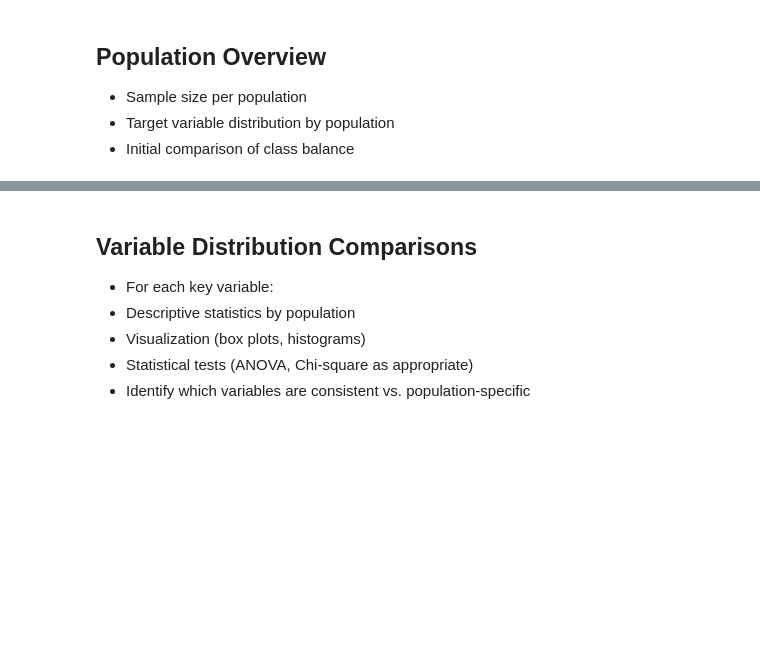
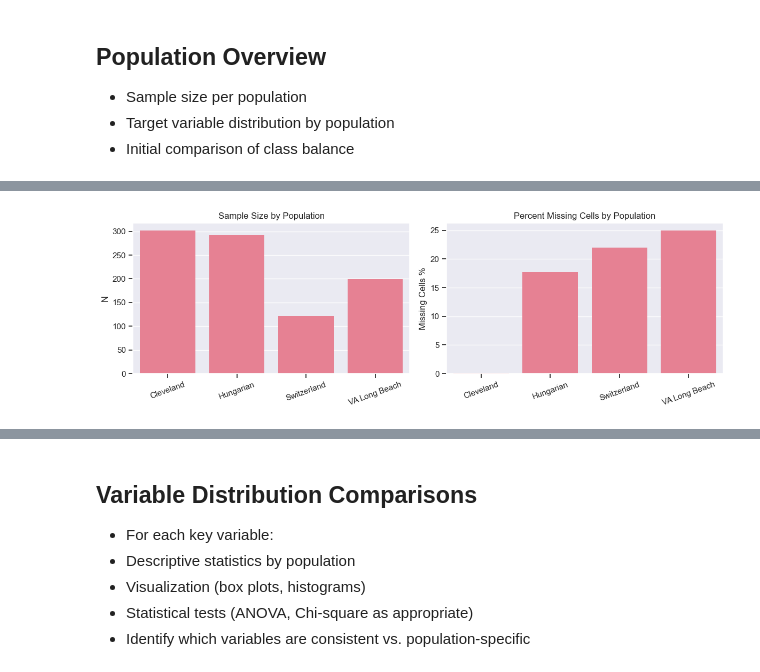
Before and after one commit to Ericn01/Heart-Disease-Prediction, a Jupyter notebook: 2_population_analysis_and_cleaning.ipynb, the cells around one changed output, grey strips where cells are left out. Cells and saved outputs as stored; diff of their text form; code cells hidden in the pictures; blank space fills up the shorter version.

```diff
--- a/2_population_analysis_and_cleaning.ipynb
+++ b/2_population_analysis_and_cleaning.ipynb
@@ -98,3 +109,19 @@ warnings.filterwarnings('ignore')
 - Sample size per population
 - Target variable distribution by population
 - Initial comparison of class balance
+# %%
+population_rows = []
+for name in pop_order:
+    subset = df_analysis[df_analysis["Dataset"] == name]
+    population_rows.append({
+        "Dataset": name,
+        "N": len(subset),
+        "% Male": round((subset["Sex"] == 1).mean() * 100, 1),
+        "Age Mean (SD)": f"{subset['Age'].mean():.1f} ({subset['Age'].std():.1f})",
+        "CVD Prev % (1+)": round((subset["CVD Class"] > 0).mean() * 100, 1),
+        "Missing Cells %": round(subset.isna().sum().sum() / subset.size * 100, 1),
+        "Complete Cases %": round((~subset.isna().any(axis=1)).mean() * 100, 1),
+    })
+
+population_summary = pd.DataFrame(population_rows)
+population_summary
@@ -100,0 +134,17 @@ warnings.filterwarnings('ignore')
+# %%
+fig, axes = plt.subplots(1, 2, figsize=(12, 4))
+
+sns.barplot(data=population_summary, x="Dataset", y="N", order=pop_order, ax=axes[0])
+axes[0].set_title("Sample Size by Population")
+axes[0].set_xlabel("")
+axes[0].tick_params(axis="x", rotation=20)
+
+sns.barplot(data=population_summary, x="Dataset", y="Missing Cells %", order=pop_order, ax=axes[1])
+axes[1].set_title("Percent Missing Cells by Population")
+axes[1].set_xlabel("")
+axes[1].tick_params(axis="x", rotation=20)
+
+plt.tight_layout()
+plt.show()
+# %% [output]
+[figure, added]
```
Also changed, not shown: parts of 21 cells of this notebook, 5 other files.
